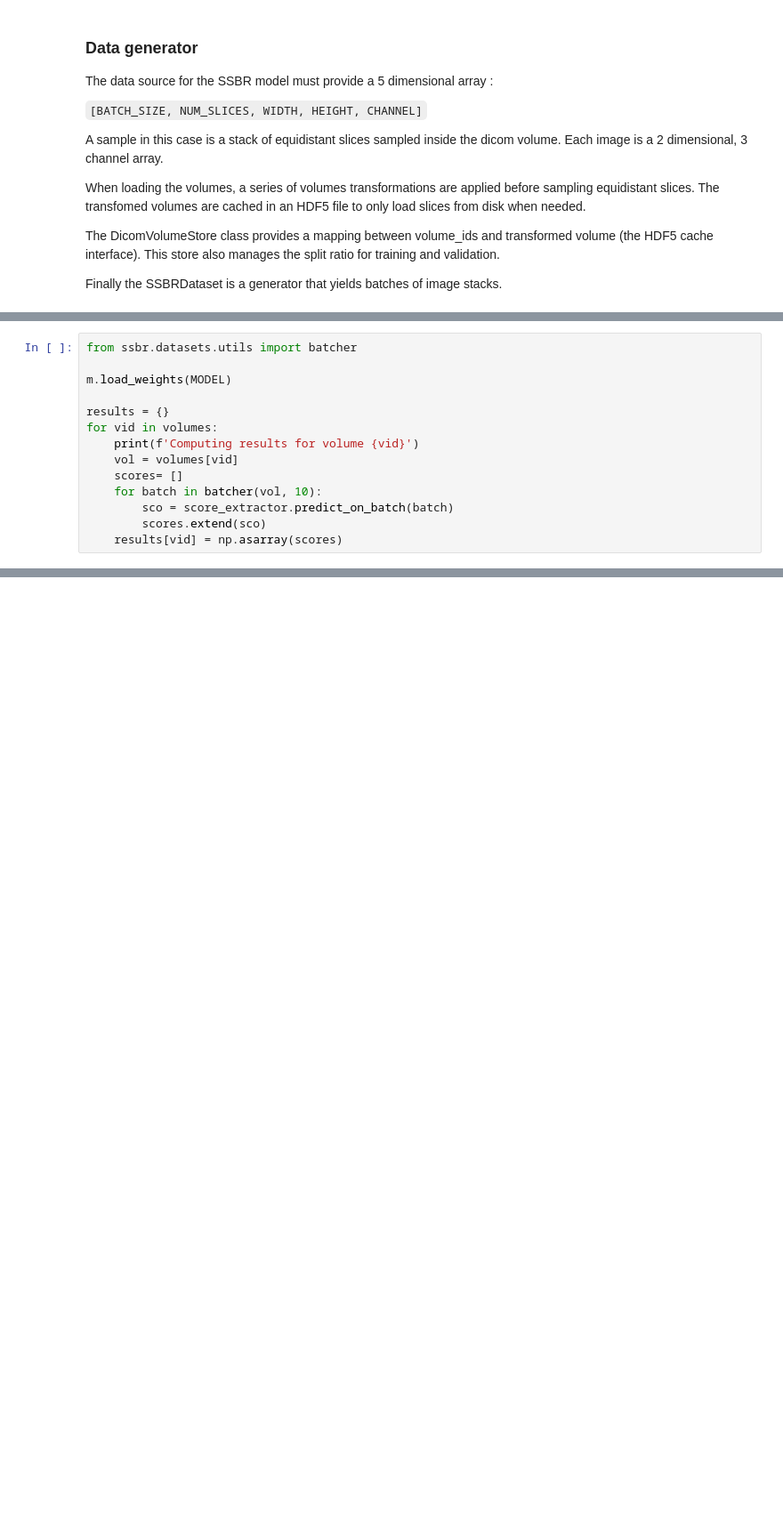
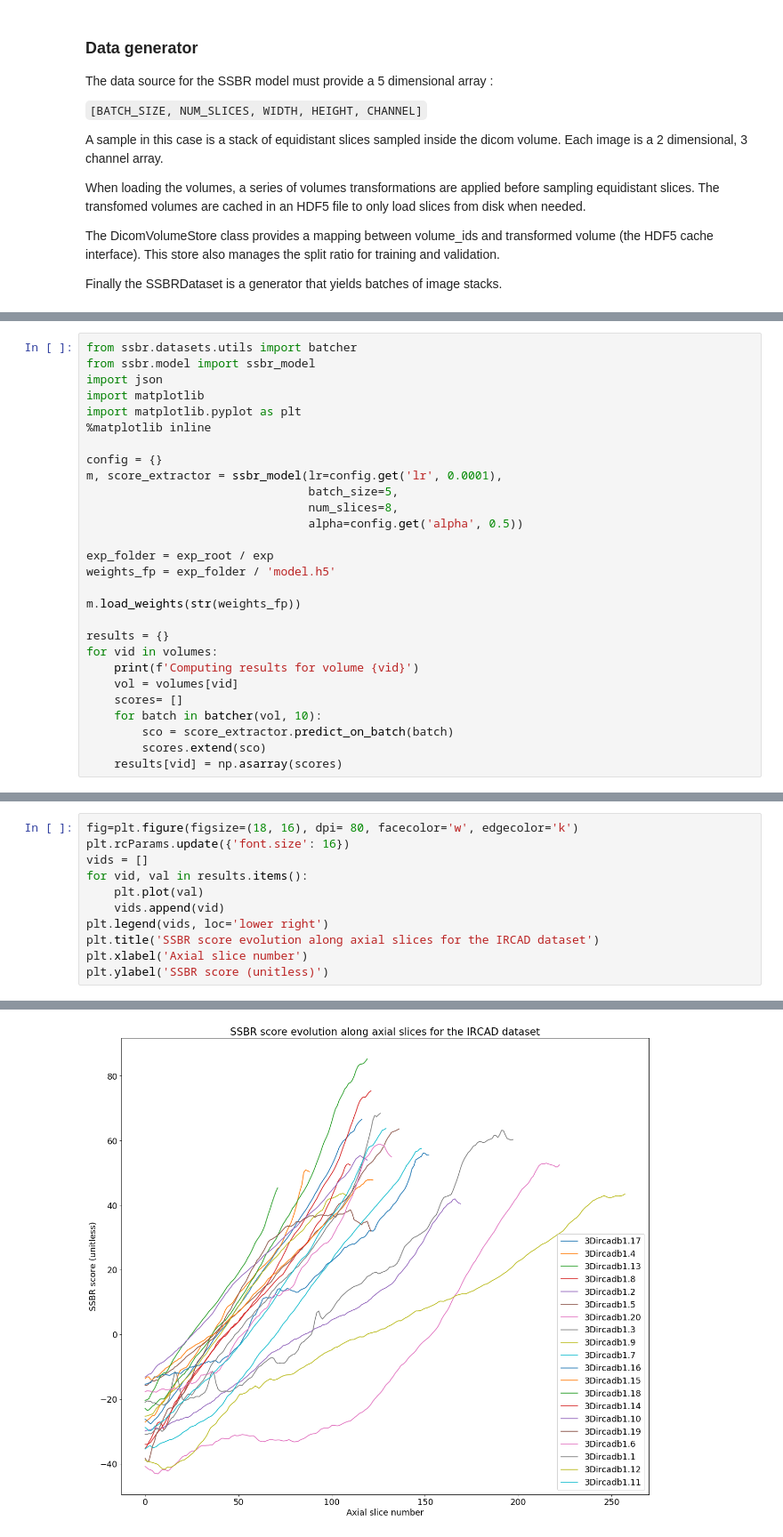
Before and after one commit to Gabsha/ssbr, a Jupyter notebook: notebooks/experiment.ipynb, the cells around one changed output, grey strips where cells are left out. Shown: that part at 89% size. Saved outputs shown, nothing was run; the diff lists cells and outputs as text; blank space fills up the shorter version.

```diff
--- a/notebooks/experiment.ipynb
+++ b/notebooks/experiment.ipynb
@@ -117,7 +165,21 @@ plt.show()
 # %%
 from ssbr.datasets.utils import batcher
+from ssbr.model import ssbr_model
+import json
+import matplotlib
+import matplotlib.pyplot as plt
+%matplotlib inline
 
-m.load_weights(MODEL)
+config = {}
+m, score_extractor = ssbr_model(lr=config.get('lr', 0.0001),
+                                batch_size=5,
+                                num_slices=8,
+                                alpha=config.get('alpha', 0.5))
+
+exp_folder = exp_root / exp
+weights_fp = exp_folder / 'model.h5'
+
+m.load_weights(str(weights_fp))
 
 results = {}
 for vid in volumes:
@@ -137,0 +218,12 @@ for vid, val in results.items():
+# %%
+fig=plt.figure(figsize=(18, 16), dpi= 80, facecolor='w', edgecolor='k')
+plt.rcParams.update({'font.size': 16})
+vids = []
+for vid, val in results.items():
+    plt.plot(val)
+    vids.append(vid)
+plt.legend(vids, loc='lower right')
+plt.title('SSBR score evolution along axial slices for the IRCAD dataset')
+plt.xlabel('Axial slice number')
+plt.ylabel('SSBR score (unitless)')
+# %% [output]
@@ -137,0 +231 @@ for vid, val in results.items():
+[figure, added]
```
Also changed, not shown: parts of 24 cells of this notebook, 4 other files.
